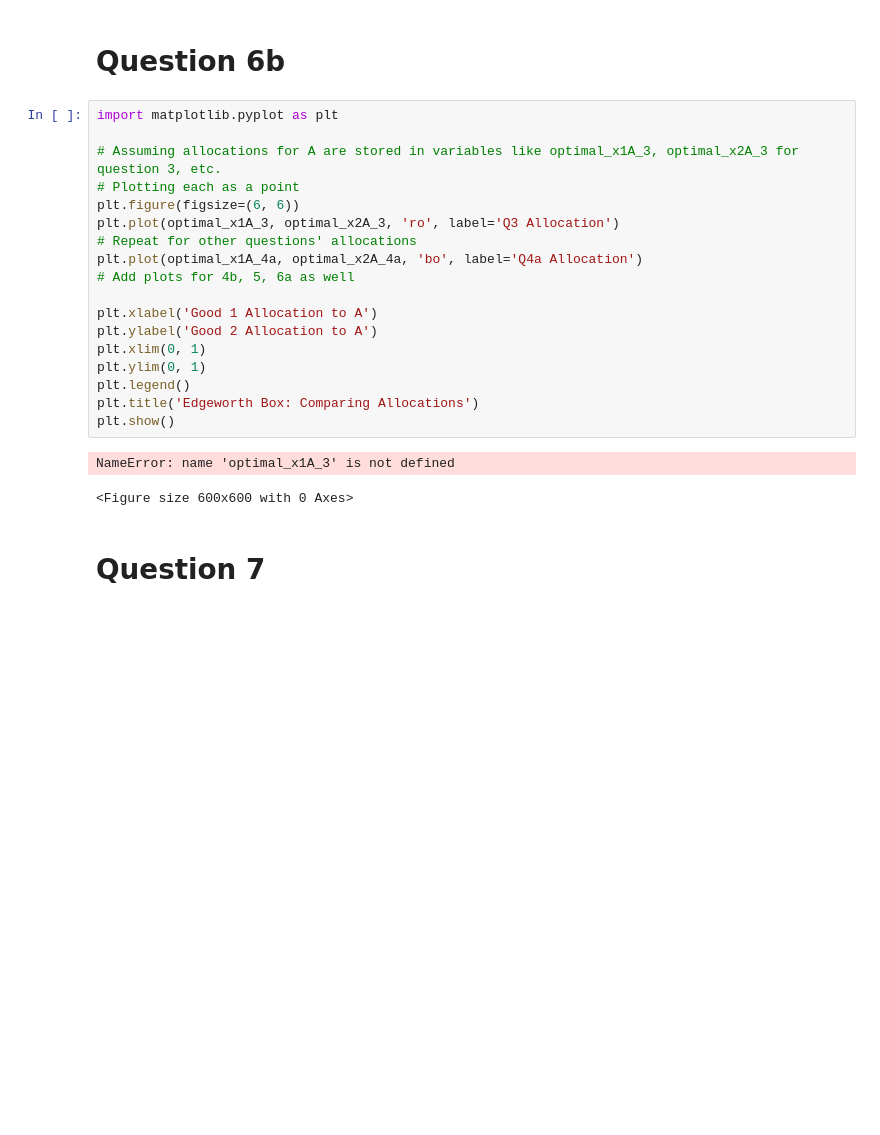
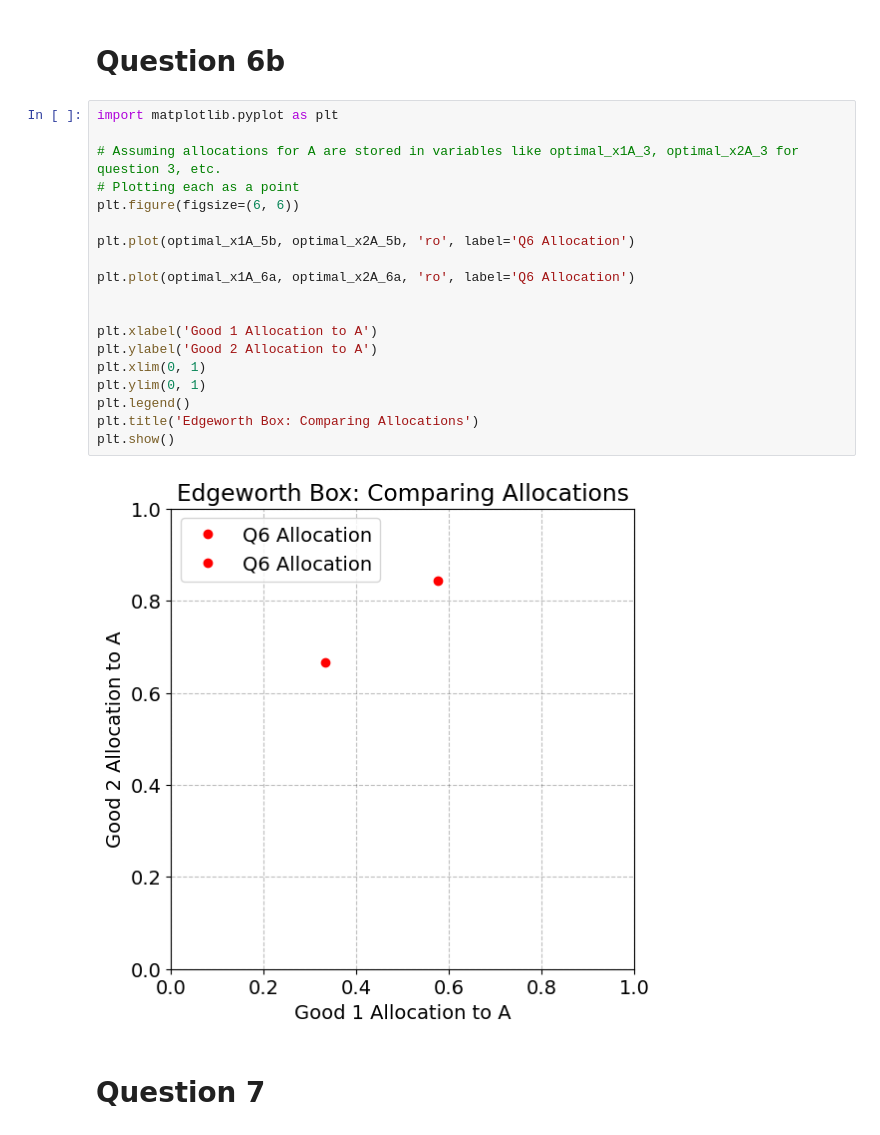
Before and after one commit to NumEconCopenhagen/projects-2024-mikkel-nikolas, a Jupyter notebook: inauguralproject/projekt Nikolas.ipynb, the cells around one changed output. Cells and saved outputs as stored; diff of their text form; blank space fills up the shorter version.

```diff
--- a/inauguralproject/projekt Nikolas.ipynb
+++ b/inauguralproject/projekt Nikolas.ipynb
@@ -306,24 +303,24 @@ else:
 # %%
 import matplotlib.pyplot as plt
 
 # Assuming allocations for A are stored in variables like optimal_x1A_3, optimal_x2A_3 for question 3, etc.
 # Plotting each as a point
 plt.figure(figsize=(6, 6))
-plt.plot(optimal_x1A_3, optimal_x2A_3, 'ro', label='Q3 Allocation')
-# Repeat for other questions' allocations
-plt.plot(optimal_x1A_4a, optimal_x2A_4a, 'bo', label='Q4a Allocation')
-# Add plots for 4b, 5, 6a as well
+
+plt.plot(optimal_x1A_5b, optimal_x2A_5b, 'ro', label='Q6 Allocation')
+
+plt.plot(optimal_x1A_6a, optimal_x2A_6a, 'ro', label='Q6 Allocation')
+
 
 plt.xlabel('Good 1 Allocation to A')
 plt.ylabel('Good 2 Allocation to A')
 plt.xlim(0, 1)
 plt.ylim(0, 1)
 plt.legend()
 plt.title('Edgeworth Box: Comparing Allocations')
 plt.show()
 # %% [output]
-NameError: name 'optimal_x1A_3' is not defined
-<Figure size 600x600 with 0 Axes>
+[figure, added]
 # %% [markdown]
 # Question 7
 # %%
```
Also changed, not shown: parts of 5 cells of this notebook.
